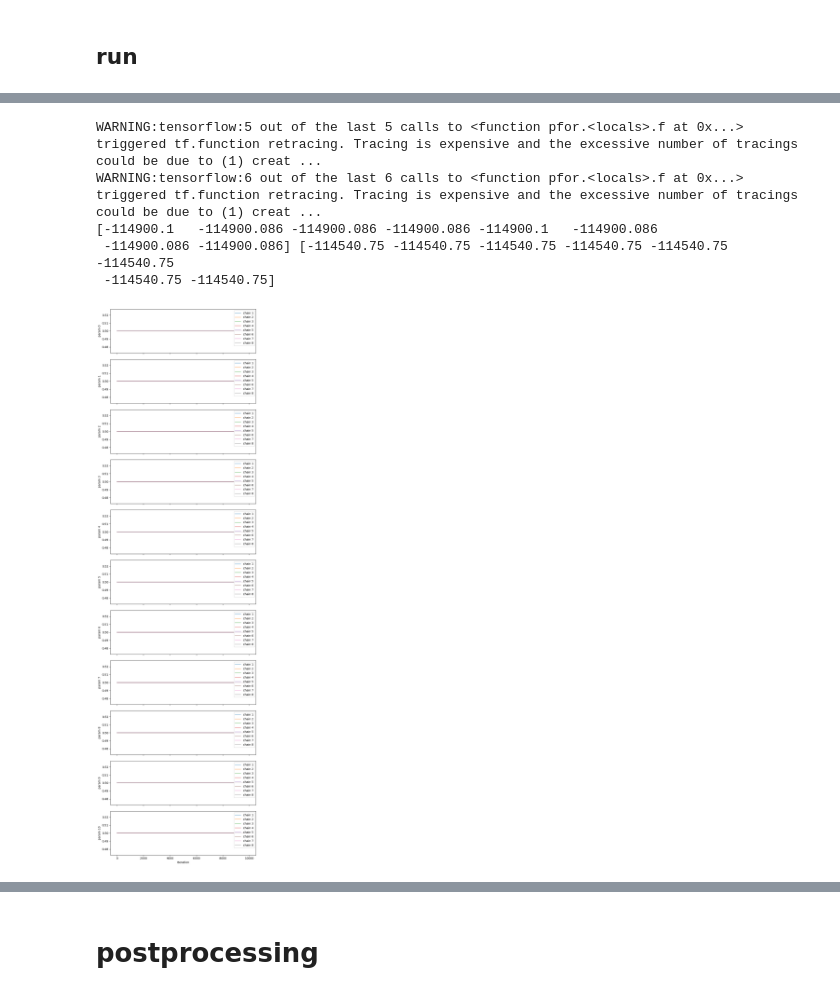
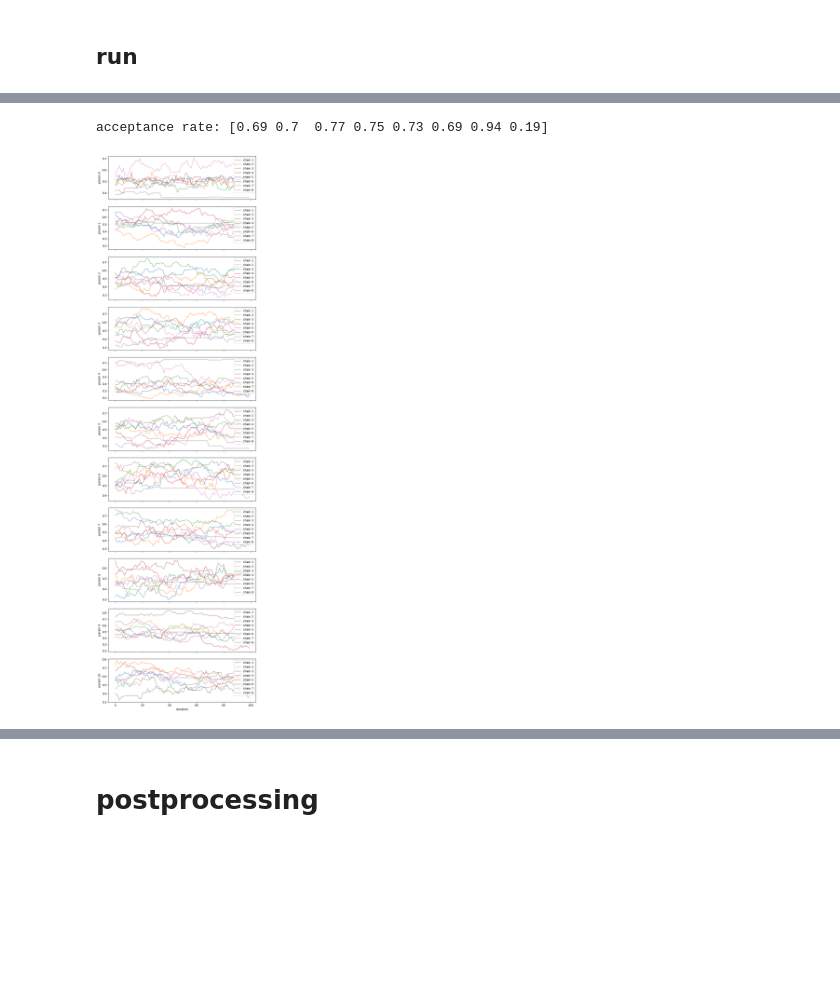
Before and after one commit to arthurzqhu/BOSS_PPE, a Jupyter notebook: single_cat_MCMC_PPE.ipynb, the cells around one changed output, grey strips where cells are left out. Cells and saved outputs as stored; diff of their text form; code cells hidden in the pictures; blank space fills up the shorter version.

Commit message:
MCMC working

```diff
--- a/single_cat_MCMC_PPE.ipynb
+++ b/single_cat_MCMC_PPE.ipynb
@@ -50,7 +40,8 @@ print(gpus)
 ## read files
 # %%
 case_name = 'rainshaftdt300'
-base_path = '/pscratch/sd/a/arthurhu/BOSS_PPE/summary_ncs/'
+base_path = '/Users/arthurhu/github/BOSS_PPE/summary_ncs/'
+# base_path = '/pscratch/sd/a/arthurhu/BOSS_PPE/summary_ncs/'
 filename = case_name + '.nc'
 
 param_all_idx = np.arange(39)
@@ -182,0 +189,17 @@ param_std = param_table.values[1, param_interest_idx + 1].astype(np.float32)
+# %%
+params = tf.zeros(npar) + 0.5
+params_2d = tf.tile(params[None, :], [n_tgt_ics,1]) # n_tgt_ics x npar
+param_lp = tf.reduce_sum(tfd.Uniform(low=0.0,
+                                     high=1.0).log_prob(params_2d))
+input_norm = tf.concat([IC_norm, params_2d], axis=1) # n_tgt_ics x n_input
+y_emu = cc_model(input_norm) # 2 * n_tgt_ics x nobs
+obs_lps = tfd.Normal(loc=tf.cast(tgt_all, tf.float32), scale=1.).log_prob(tf.cast(y_emu[1], tf.float32))
+
+eps = 1e-7
+y_emu_wpresence = tf.cast(y_emu[0], tf.float32)
+y_emu_wpresence_clipped = tf.clip_by_value(y_emu_wpresence, eps, 1 - eps) # to avoid NaN in log likelihood
+valid_mask_float = tf.cast(valid_mask, tf.float32)
+wpresence_lps = tfp.distributions.Bernoulli(probs=y_emu_wpresence_clipped).log_prob(valid_mask_float)
+wpresence_lp = tf.reduce_sum(wpresence_lps)
+
+print(tf.reduce_sum(obs_lps), wpresence_lp)
@@ -182,0 +256,4 @@ param_std = param_table.values[1, param_interest_idx + 1].astype(np.float32)
+# %%
+np.std(param_lps), np.std(obs_lps), np.std(wpresence_lps)
+s_obs = np.std(param_lps)/np.std(obs_lps)
+s_wpr = np.std(param_lps)/np.std(wpresence_lps)
@@ -287,37 +336,33 @@ samples, kernel_results = run_chain()
-# %%
-# initial_state = tf.zeros([nchains, npar], dtype='float32') + 0.5
-# print("Initial log probability:", batched_log_prob_fn(initial_state).numpy())
-# try:
-#     print("acceptance rate:", sum(kernel_results.is_accepted.numpy())/num_samples)
-# except AttributeError:
-#     print("acceptance rate:", sum(kernel_results.inner_results.is_accepted.numpy())/num_samples)
-
-# kernel_results.new_step_size
-initial_state = tf.zeros([nchains, npar], dtype='float32') + 0.5
-lp0 = batched_log_prob_fn(initial_state).numpy()
-lp1 = batched_log_prob_fn(initial_state + 1e-3).numpy()
-print(lp0, lp1)
-# %% [output]
-WARNING:tensorflow:5 out of the last 5 calls to <function pfor.<locals>.f at 0x...> triggered tf.function retracing. Tracing is expensive and the excessive number of tracings could be due to (1) creat ...
-WARNING:tensorflow:6 out of the last 6 calls to <function pfor.<locals>.f at 0x...> triggered tf.function retracing. Tracing is expensive and the excessive number of tracings could be due to (1) creat ...
-[-114900.1   -114900.086 -114900.086 -114900.086 -114900.1   -114900.086
- -114900.086 -114900.086] [-114540.75 -114540.75 -114540.75 -114540.75 -114540.75 -114540.75
- -114540.75 -114540.75]
 # %%
+# def toy_lp(x): return tfd.Normal(0.,1.).log_prob(x)
+# hmc = tfp.mcmc.HamiltonianMonteCarlo(toy_lp, step_size=0.1, num_leapfrog_steps=3)
+# samples, _ = tfp.mcmc.sample_chain(num_results=500, current_state=0., kernel=hmc, num_burnin_steps=200, seed=0)
+# plt.plot(samples.numpy())  # should look fuzzy, not flat
+# tfd.Normal(0.,1.).log_prob(0)
+# tfd.Uniform(low=0.0, high=1.0).log_prob(1.)
+# i = 7
+
 # --- 4. Trace plots ---
 def plot_traces(posterior, title):
     its, chains, dims = posterior.shape
     fig, axes = plt.subplots(dims, 1, figsize=(8, 2.5*dims), sharex=True)
     for d in range(dims):
         for c in range(chains):
             axes[d].plot(posterior[:,c,d], alpha=0.6, label=f'chain {c+1}')
         axes[d].set_ylabel(f'param {d}')
         axes[d].legend(loc='upper right')
     axes[-1].set_xlabel('Iteration')
     fig.suptitle(title)
     plt.tight_layout()
     plt.show()
 
-plot_traces(samples, "")
+try:
+    print("acceptance rate:", sum(kr.is_accepted.numpy())/num_samples)
+except AttributeError:
+    print("acceptance rate:", sum(kr.inner_results.is_accepted.numpy())/num_samples)
+
+plot_traces(tfb.Sigmoid().forward(samples), "")
+# kr
 # %% [output]
+acceptance rate: [0.69 0.7  0.77 0.75 0.73 0.69 0.94 0.19]
-[figure, old version]
+[figure, new version]
```
Also changed, not shown: parts of 25 cells of this notebook.
